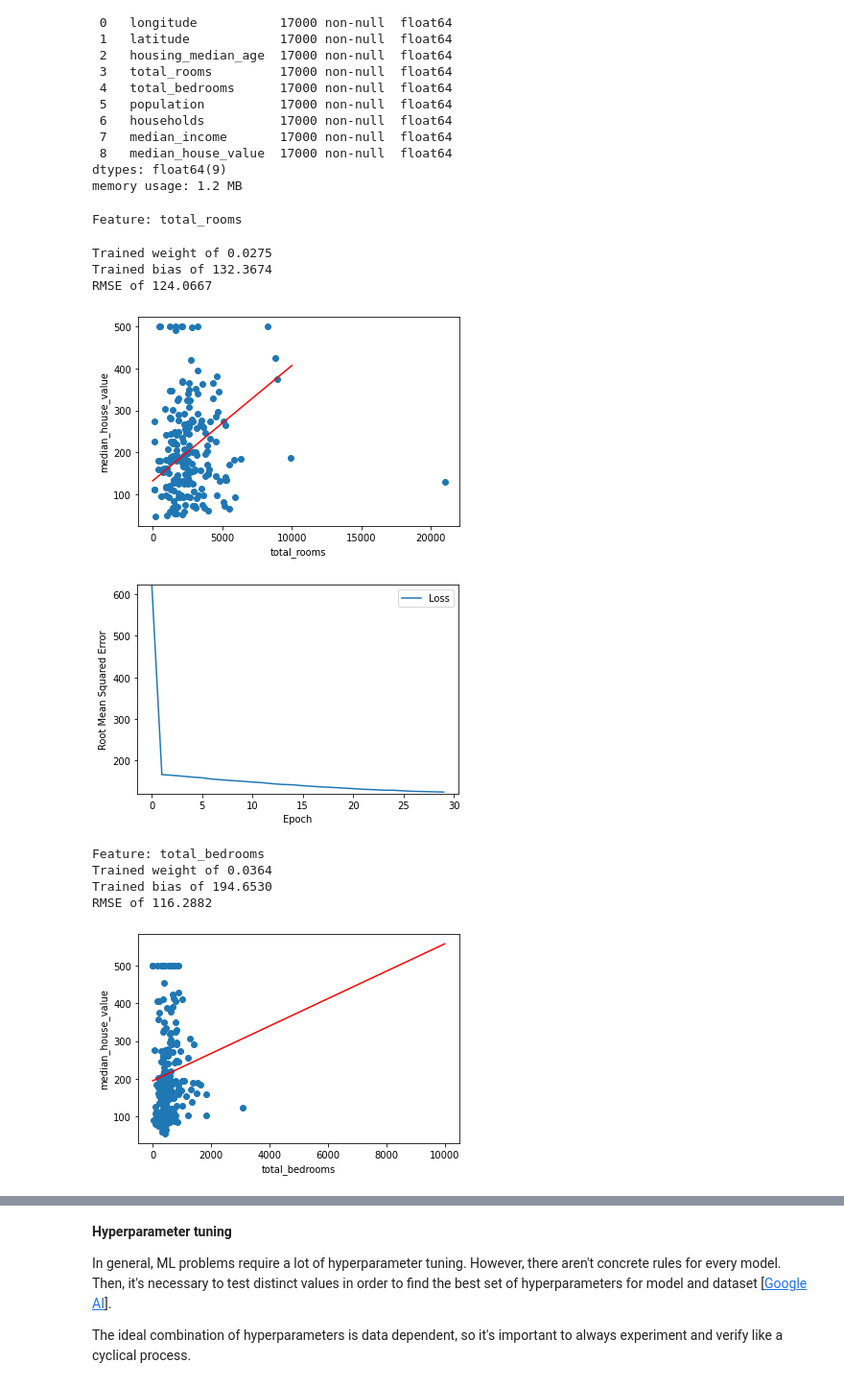
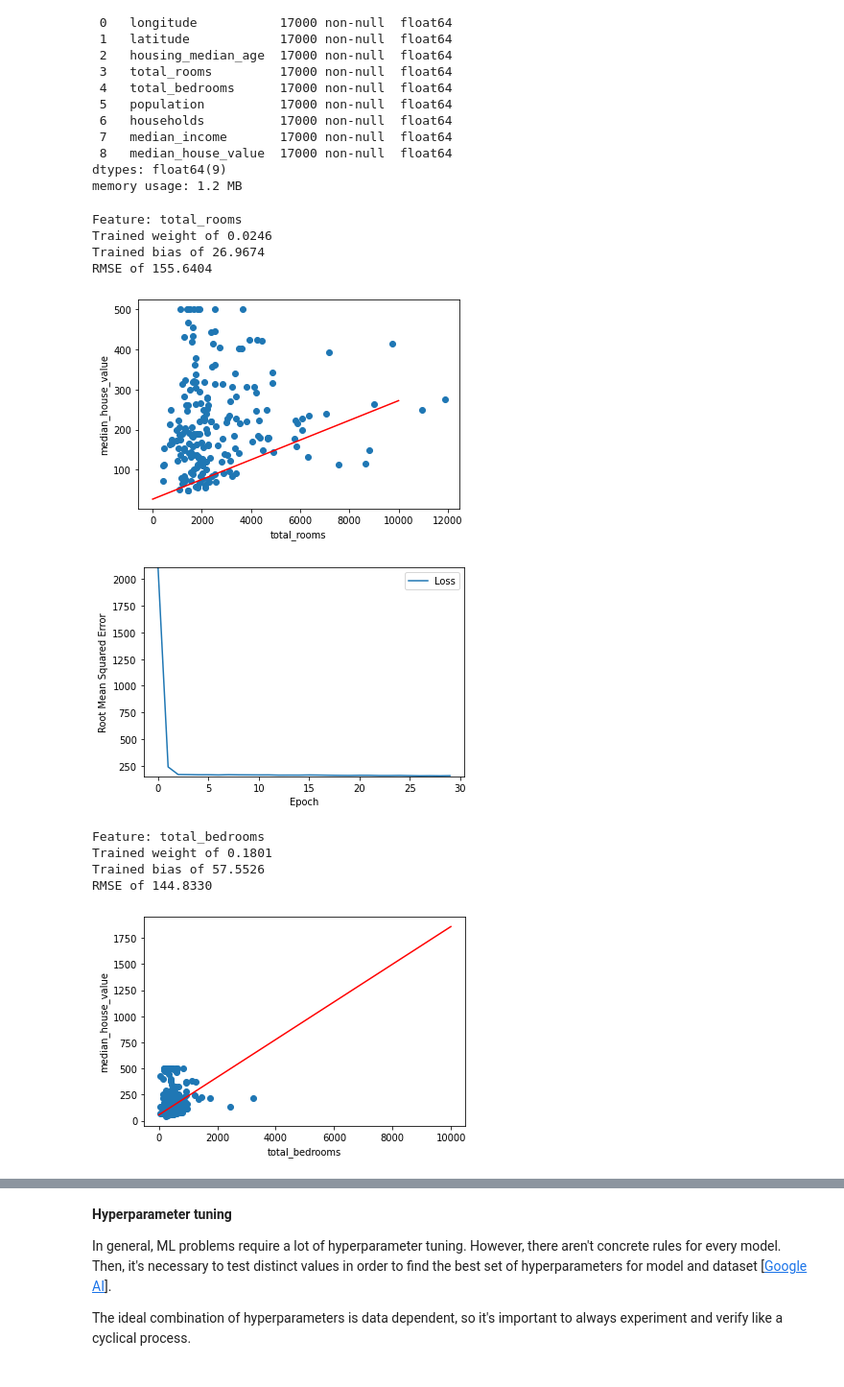
Before and after one commit to llcorrea/TensorFlow_module, a Jupyter notebook: TensorFlow_module.ipynb, the cells around one changed output, grey strips where cells are left out. Shown at 96% size. Drawn from its saved outputs; the diff is of its cells as text; code cells hidden in the pictures.

```diff
--- a/TensorFlow_module.ipynb
+++ b/TensorFlow_module.ipynb
@@ -28,12 +29,12 @@ TF documentation: https://www.tensorflow.org/
 
 Simple Linear Regression using tf.keras.
 # %%
-def build_model(learning_rate):
+def build_model(learning_rate, n_features):
   ##the most simple keras models are sequential, which has one or more layers
   lr_model = tf.keras.models.Sequential()
 
   ##the topography of a simple linear regression is a single node (unit) in a single layer
-  lr_model.add(tf.keras.layers.Dense(units=1, input_shape=(1,)))
+  lr_model.add(tf.keras.layers.Dense(units=1, input_shape=(n_features,)))
 
   ##compile the model topography to minimize the model's mean squared error while training
   lr_model.compile(optimizer=tf.keras.optimizers.RMSprop(lr=learning_rate),
@@ -44,9 +45,9 @@ def build_model(learning_rate):
 # %% [markdown]
 **Train the ML model with the input data (features and labels)**
 # %%
-def train_model(model, train_df, features, label, epochs, batch_size):
-  history = model.fit(x=train_df[features],
-                      y=train_df[label],
+def train_model(model, x_df, y_df, features, label, epochs, batch_size):
+  history = model.fit(x=x_df[features],
+                      y=y_df,
                       batch_size=batch_size,
                       epochs=epochs, verbose=0)
 
@@ -157,32 +158,34 @@ dtypes: float64(9)
 memory usage: 1.2 MB
 # %%
 features=['total_rooms', 'total_bedrooms']
-y='median_house_value'
+label='median_house_value'
 
 learning_rate = 0.01
-lr_model=build_model(learning_rate)
+lr_model=build_model(learning_rate, n_features=1)
+
+X_train, X_val, y_train, y_val = train_test_split(df[features], df[label], test_size=0.8, random_state=42)
 
 for var_x in features:
   print("Feature:", var_x)
   batch_size = 30
   epochs = 30
-  trained_weight, trained_bias, epochs, rmse=train_model(lr_model, df, [var_x], y, epochs, batch_size)
+  trained_weight, trained_bias, epochs, rmse=train_model(lr_model, X_train, y_train, var_x, label, epochs, batch_size)
 
-  print("Trained weight of %.4f" % trained_weight)
-  print("Trained bias of %.4f" % trained_bias)
+  print("Trained weight of %.4f" % trained_weight[0])
+  print("Trained bias of %.4f" % trained_bias[0])
   print("RMSE of %.4f" % rmse.min())
 
   plot_model(trained_weight, trained_bias, df, var_x, y)
   plot_loss_curve(epochs, rmse)
 # %% [output]
 Feature: total_rooms
+Trained weight of 0.0246
+Trained bias of 26.9674
+RMSE of 155.6404
-Trained weight of 0.0275
-Trained bias of 132.3674
-RMSE of 124.0667
-[figure, old version]
+[figure, new version]
-[figure, old version]
+[figure, new version]
-Feature: total_bedrooms
-Trained weight of 0.0364
-Trained bias of 194.6530
-RMSE of 116.2882
+Feature: total_bedrooms
+Trained weight of 0.1801
+Trained bias of 57.5526
+RMSE of 144.8330
-[figure, old version]
+[figure, new version]
```
Also changed, not shown: parts of 2 cells of this notebook.
